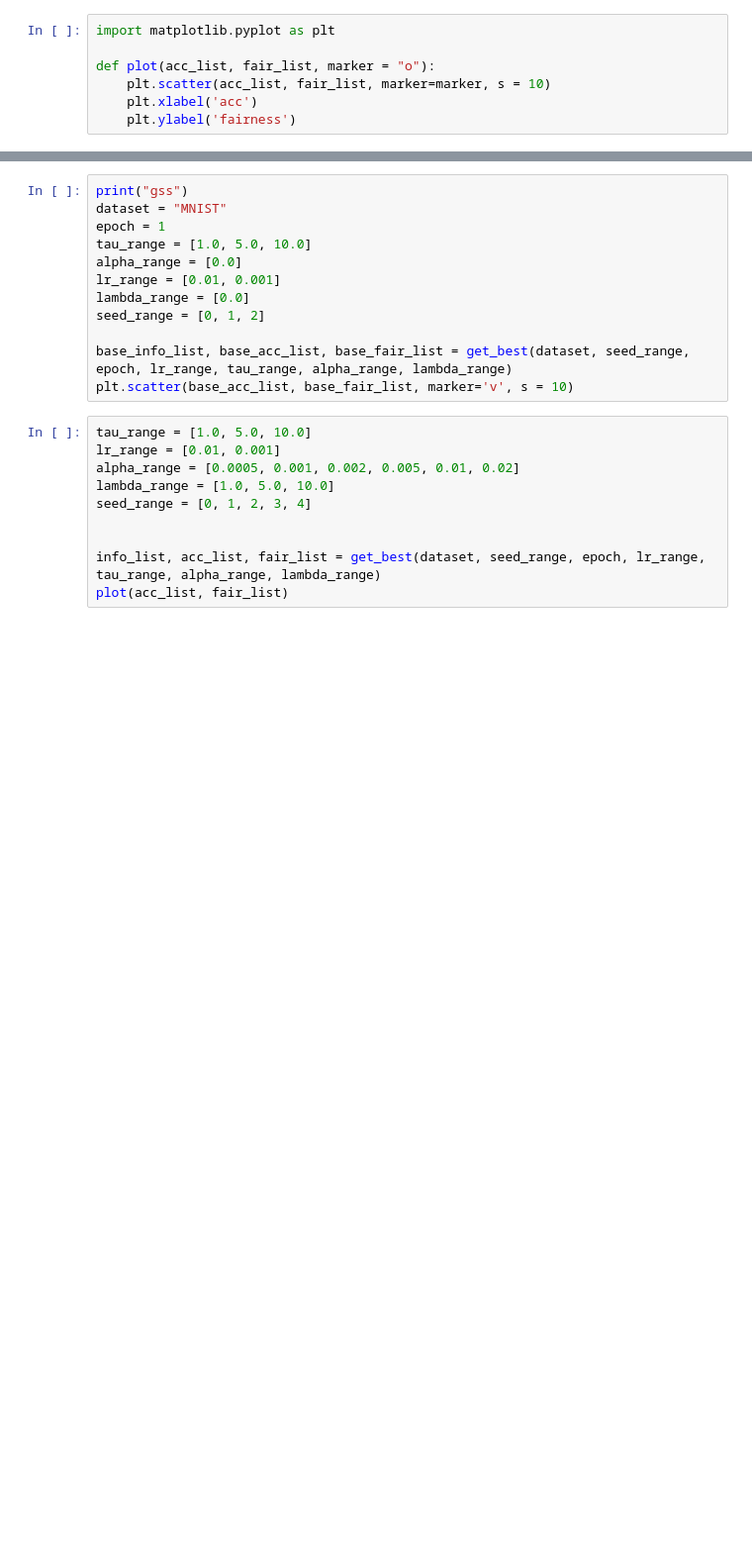
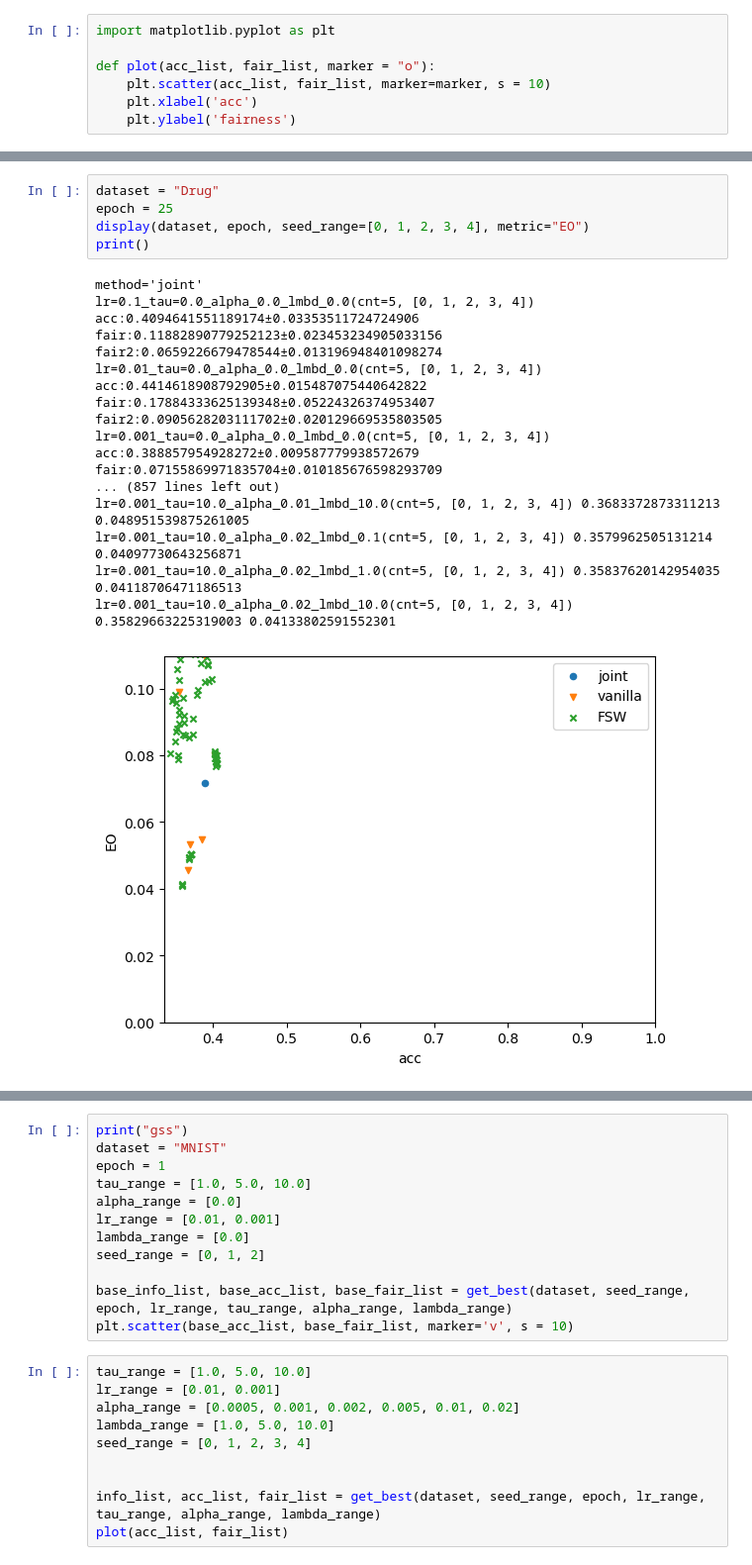
Before and after one commit to jyparkkr/FSW, a Jupyter notebook: interpret.ipynb, the cells around one changed output, grey strips where cells are left out. Shown at 99% size. Saved outputs shown, nothing was run; the diff lists cells and outputs as text; blank space fills up the shorter version.

```diff
--- a/interpret.ipynb
+++ b/interpret.ipynb
@@ -464,0 +549,24 @@ KeyError: 'no_metrics'
+# %%
+dataset = "Drug"
+epoch = 25
+display(dataset, epoch, seed_range=[0, 1, 2, 3, 4], metric="EO")
+print()
+# %% [output]
+method='joint'
+lr=0.1_tau=0.0_alpha_0.0_lmbd_0.0(cnt=5, [0, 1, 2, 3, 4])
+acc:0.4094641551189174±0.03353511724724906
+fair:0.11882890779252123±0.023453234905033156
+fair2:0.0659226679478544±0.013196948401098274
+lr=0.01_tau=0.0_alpha_0.0_lmbd_0.0(cnt=5, [0, 1, 2, 3, 4])
+acc:0.4414618908792905±0.015487075440642822
+fair:0.17884333625139348±0.05224326374953407
+fair2:0.0905628203111702±0.020129669535803505
+lr=0.001_tau=0.0_alpha_0.0_lmbd_0.0(cnt=5, [0, 1, 2, 3, 4])
+acc:0.388857954928272±0.009587779938572679
+fair:0.07155869971835704±0.010185676598293709
+... (857 lines left out)
+lr=0.001_tau=10.0_alpha_0.01_lmbd_10.0(cnt=5, [0, 1, 2, 3, 4]) 0.3683372873311213 0.048951539875261005
+lr=0.001_tau=10.0_alpha_0.02_lmbd_0.1(cnt=5, [0, 1, 2, 3, 4]) 0.3579962505131214 0.04097730643256871
+lr=0.001_tau=10.0_alpha_0.02_lmbd_1.0(cnt=5, [0, 1, 2, 3, 4]) 0.35837620142954035 0.04118706471186513
+lr=0.001_tau=10.0_alpha_0.02_lmbd_10.0(cnt=5, [0, 1, 2, 3, 4]) 0.35829663225319003 0.04133802591552301
+[figure, added]
```
Also changed, not shown: parts of 9 cells of this notebook, 36 other files.
